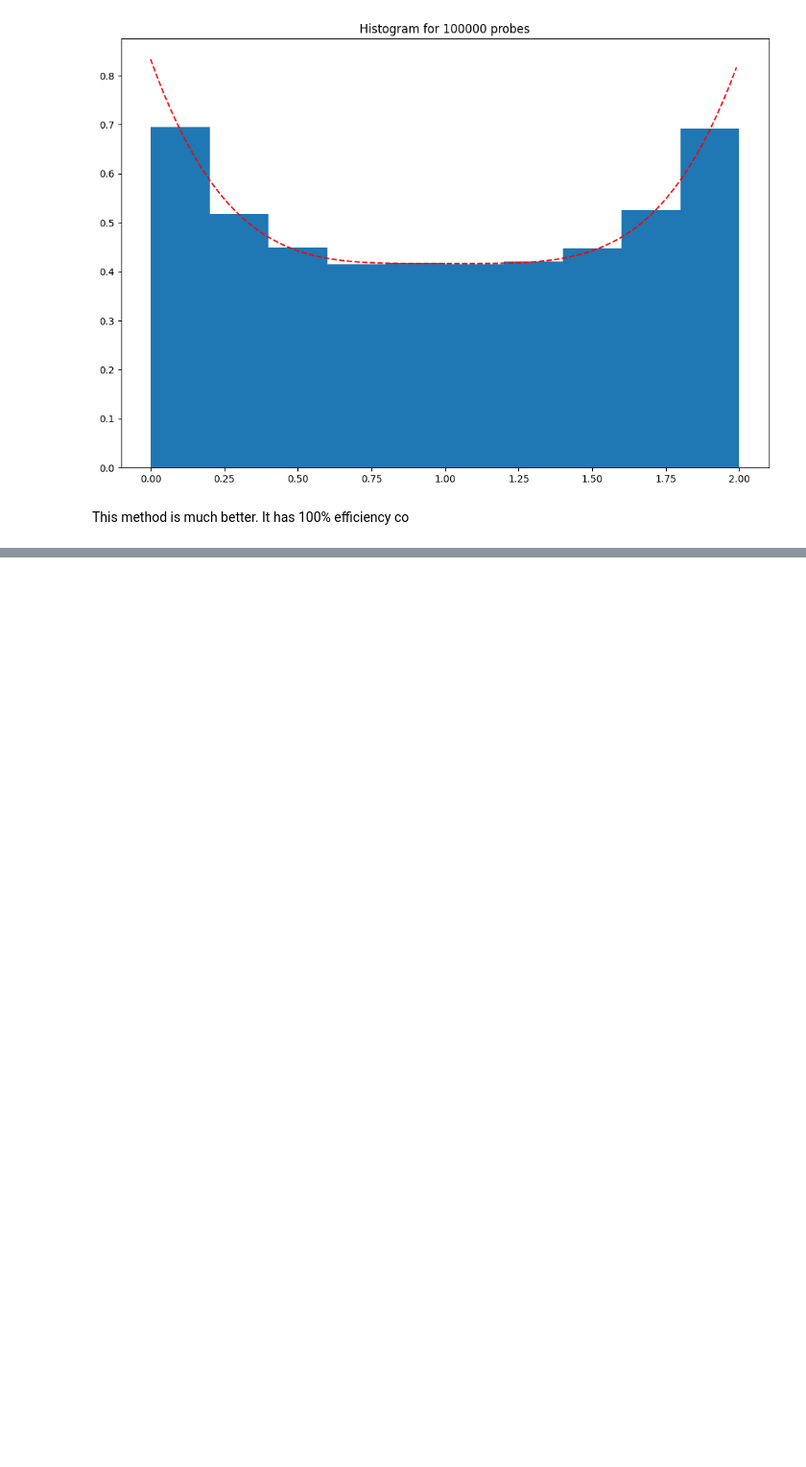
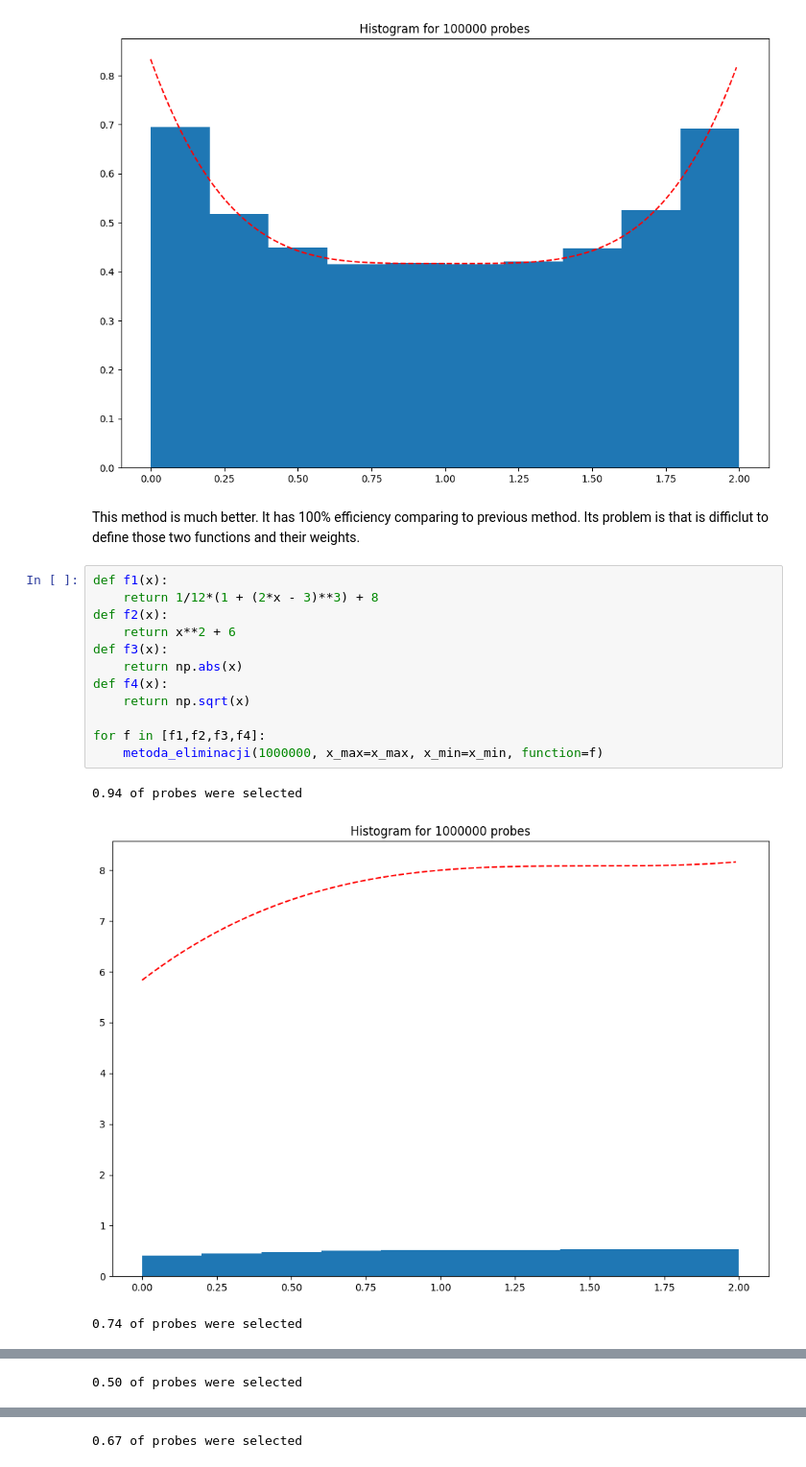
Before and after one commit to jakubpludowski/generating-numbers-with-defined-distribution, a Jupyter notebook: mmc_lab3.ipynb, the cells around one changed output, grey strips where cells are left out. Shown at 96% size. Drawn from its saved outputs; the diff is of its cells as text; blank space fills up the shorter version.

```diff
--- a/mmc_lab3.ipynb
+++ b/mmc_lab3.ipynb
@@ -121,4 +118,20 @@ for N in [1000,10000,100000]:
 [figure]
 [figure]
 # %% [markdown]
-This method is much better. It has 100% efficiency co
+This method is much better. It has 100% efficiency comparing to previous method. Its problem is that is difficlut to define those two functions and their weights.
+# %%
+def f1(x):
+    return 1/12*(1 + (2*x - 3)**3) + 8
+def f2(x):
+    return x**2 + 6
+def f3(x):
+    return np.abs(x)
+def f4(x):
+    return np.sqrt(x)
+
+for f in [f1,f2,f3,f4]:
+    metoda_eliminacji(1000000, x_max=x_max, x_min=x_min, function=f)
+# %% [output]
+0.94 of probes were selected
+[figure, added]
+0.74 of probes were selected
@@ -124,0 +139 @@ This method is much better. It has 100% efficiency co
+0.50 of probes were selected
@@ -124,0 +141 @@ This method is much better. It has 100% efficiency co
+0.67 of probes were selected
```
Also changed, not shown: parts of 5 cells of this notebook.
